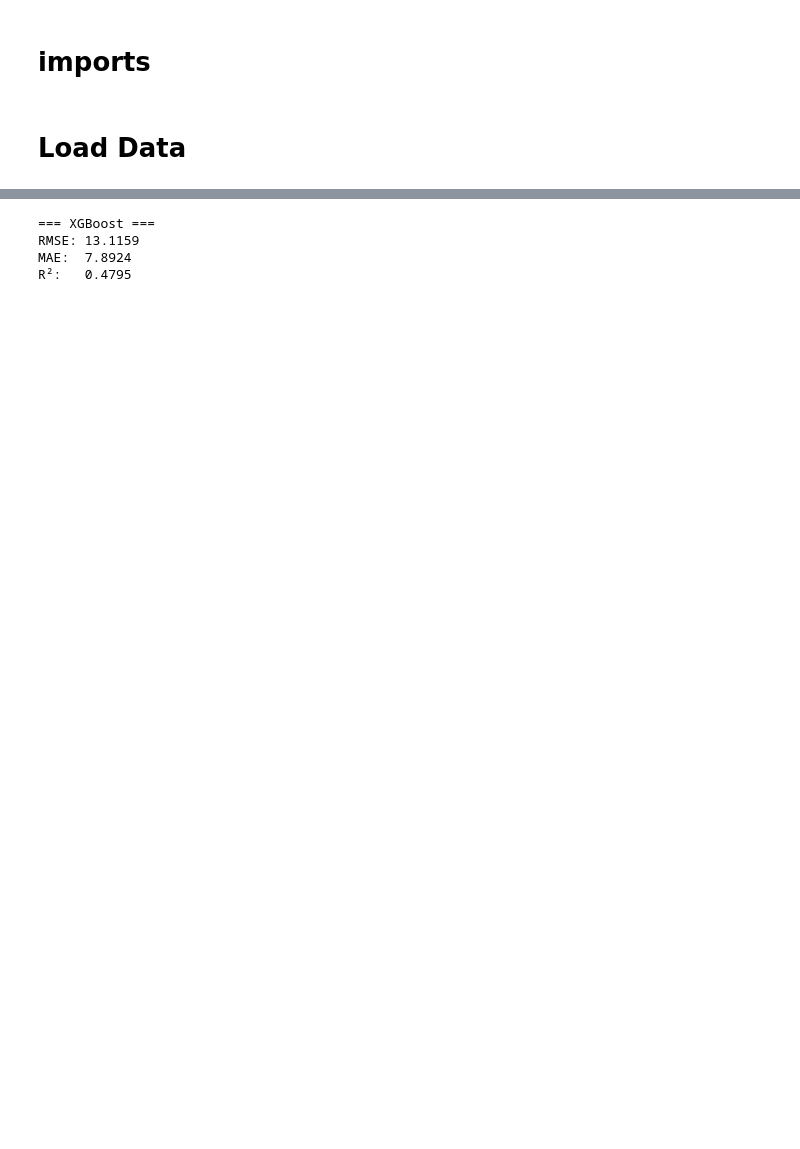
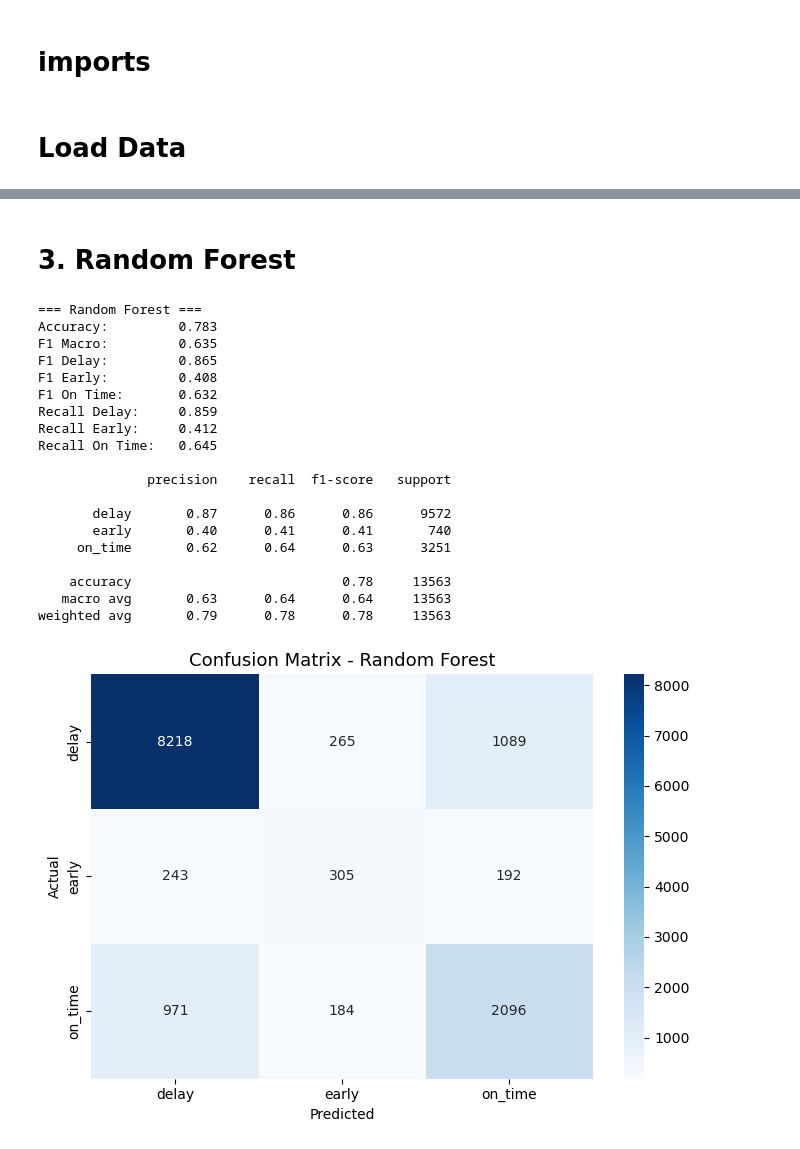
Before and after one commit to ofer-geo/public_transport_ML, a Jupyter notebook: notebooks/Model_Training.ipynb, the cells around one changed output, grey strips where cells are left out. Saved outputs shown, nothing was run; the diff lists cells and outputs as text; code cells hidden in the pictures; blank space fills up the shorter version.

```diff
--- a/notebooks/Model_Training.ipynb
+++ b/notebooks/Model_Training.ipynb
@@ -150,20 +267,27 @@ Requirement already satisfied: scipy in c:\users\shaha\anaconda3\lib\site-packag
-# %%
-from xgboost import XGBRegressor
-
-xgb = XGBRegressor(n_estimators=100, random_state=42, n_jobs=-1)
-xgb.fit(X_train, y_train)
-y_pred_xgb = xgb.predict(X_val)
-
-rmse_xgb = np.sqrt(mean_squared_error(y_val, y_pred_xgb))
-mae_xgb  = mean_absolute_error(y_val, y_pred_xgb)
-r2_xgb   = r2_score(y_val, y_pred_xgb)
-
-print("=== XGBoost ===")
-print(f"RMSE: {rmse_xgb:.4f}")
-print(f"MAE:  {mae_xgb:.4f}")
-print(f"R²:   {r2_xgb:.4f}")
-# %% [output]
-=== XGBoost ===
-RMSE: 13.1159
-MAE:  7.8924
-R²:   0.4795
+# %% [markdown]
+# 3. Random Forest
+# %%
+rf = RandomForestClassifier(n_estimators=200, random_state=42, class_weight='balanced', n_jobs=-1)
+rf.fit(X_train, y_train)
+results.append(evaluate_model(rf, X_val, y_val, 'Random Forest'))
+# %% [output]
+=== Random Forest ===
+Accuracy:         0.783
+F1 Macro:         0.635
+F1 Delay:         0.865
+F1 Early:         0.408
+F1 On Time:       0.632
+Recall Delay:     0.859
+Recall Early:     0.412
+Recall On Time:   0.645
+
+              precision    recall  f1-score   support
+
+       delay       0.87      0.86      0.86      9572
+       early       0.40      0.41      0.41       740
+     on_time       0.62      0.64      0.63      3251
+
+    accuracy                           0.78     13563
+   macro avg       0.63      0.64      0.64     13563
+weighted avg       0.79      0.78      0.78     13563
+[figure, added]
```
Also changed, not shown: parts of 26 cells of this notebook.
